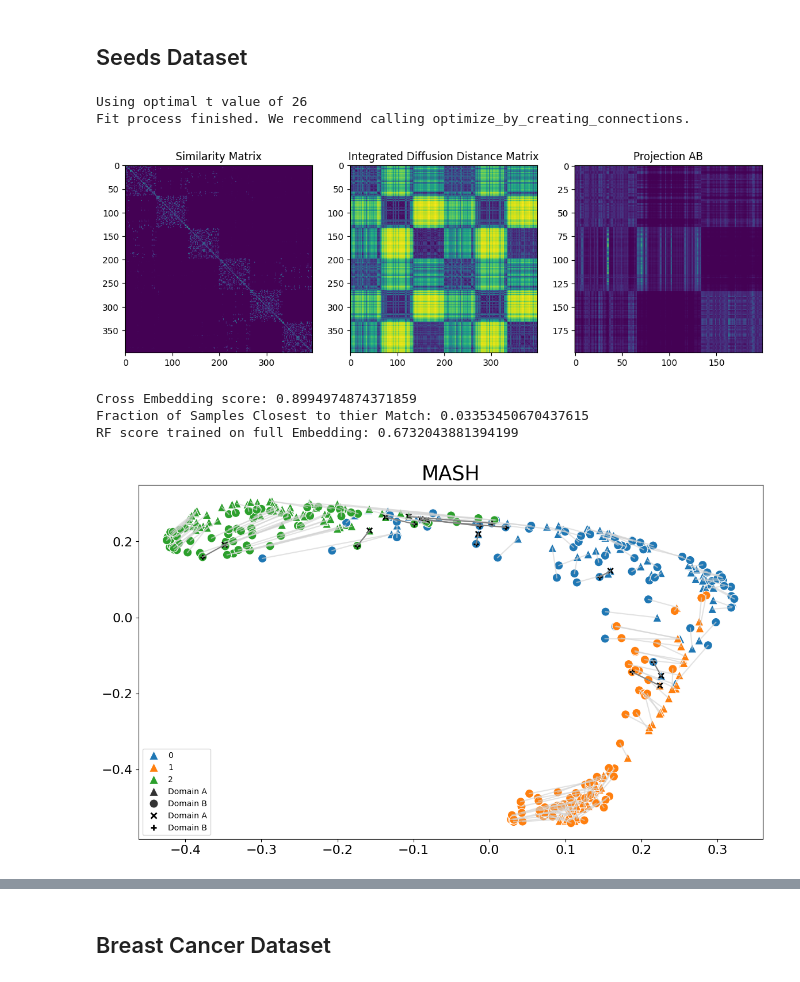
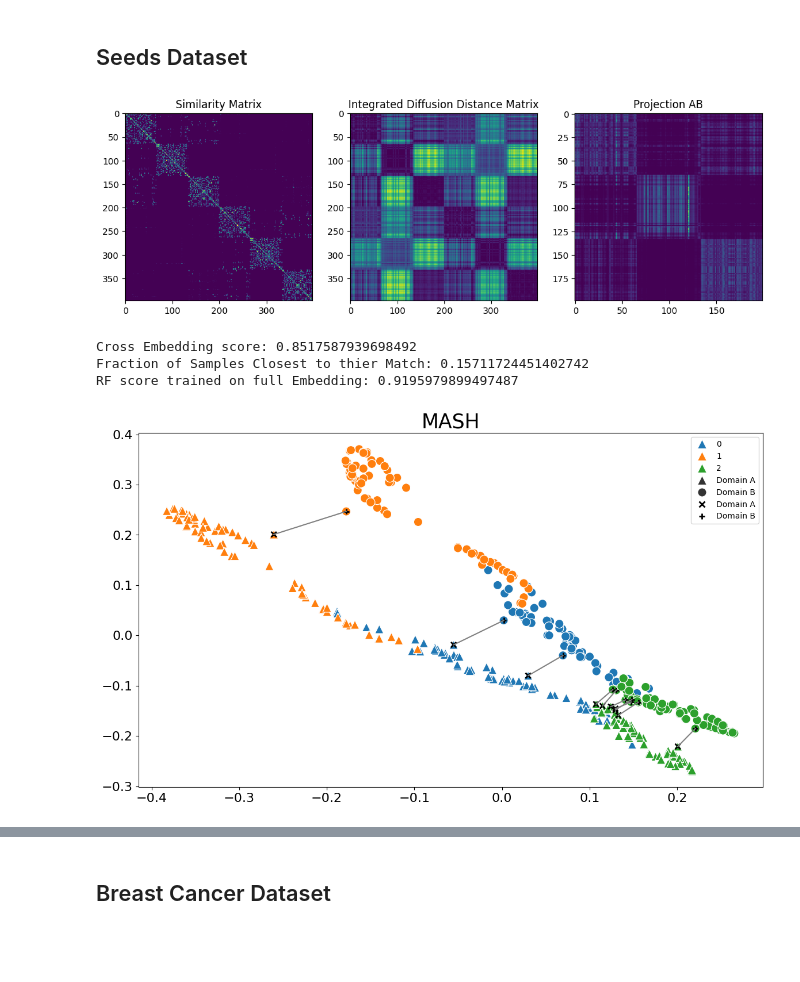
Before and after one commit to rustadadam/mashspud, a Jupyter notebook: demonstration_notebooks/MASH_demonstration.ipynb, the cells around one changed output, grey strips where cells are left out. Cells and saved outputs as stored; diff of their text form; code cells hidden in the pictures; blank space fills up the shorter version.

```diff
--- a/demonstration_notebooks/MASH_demonstration.ipynb
+++ b/demonstration_notebooks/MASH_demonstration.ipynb
@@ -65,27 +63,25 @@ seeds_features, seeds_labels = prepare_dataset("csv_files/seeds.csv")
 seeds_domainA, seeds_domainB = split_features(seeds_features, split = "rotation") #NOTE: Try changing split to "random" or "rotation"
 
 #Create anchors. Use only 10 anchors.
-seeds_anchors = create_anchors(int(len(seeds_features)))[:20] #NOTE: Try changing the 10 to any amount of anchors
+seeds_anchors = create_anchors(int(len(seeds_features)))[-20:] #NOTE: Try changing the to any amount of anchors
 
 # Initialize SPUD
-seeds_mashed = MASH(knn = 9, t=-1, verbose = 2, IDC = 1, DTM = 'hellinger', page_rank = "off_diagonal", density_normalization = True, distance_measure_A = "cityblock",
-                    distance_measure_B = "cityblock", **rs)
+seeds_mashed = MASH(knn = 9, t=-1, verbose = 0, IDC = 1, DTM = 'kl', page_rank = "none", density_normalization = False, distance_measure_A = "cityblock",
+                    distance_measure_B = "euclidean", chunk_size=10000, **rs)
 
 #Fit SPUD
 seeds_mashed.fit(dataA = seeds_domainA, dataB = seeds_domainB, known_anchors=seeds_anchors[:10])
-# %% [output]
-Using optimal t value of 26
-Fit process finished. We recommend calling optimize_by_creating_connections.
 # %%
 seeds_mashed.plot_heat_maps()
 # %% [output]
-[figure, old version]
+[figure, new version]
 # %%
-seeds_mashed.plot_emb(labels = seeds_labels) # We can see here in the center the domains seem to split apart in the blue area, because there are no anchors represented there.
+seeds_mashed.plot_emb(labels = seeds_labels, show_lines=False) # We can see here in the center the domains seem to split apart in the blue area,and into the orange
+#because fewer anchors are represented there.
 # %% [output]
-Cross Embedding score: 0.8994974874371859
-Fraction of Samples Closest to thier Match: 0.03353450670437615
-RF score trained on full Embedding: 0.6732043881394199
+Cross Embedding score: 0.8517587939698492
+Fraction of Samples Closest to thier Match: 0.15711724451402742
+RF score trained on full Embedding: 0.9195979899497487
-[figure, old version]
+[figure, new version]
 # %%
 seeds_mashed.optimize_by_creating_connections(epochs= 3, threshold = "auto", connection_limit="auto", hold_out_anchors=seeds_anchors[-10:])
```
Also changed, not shown: parts of 10 cells of this notebook.
